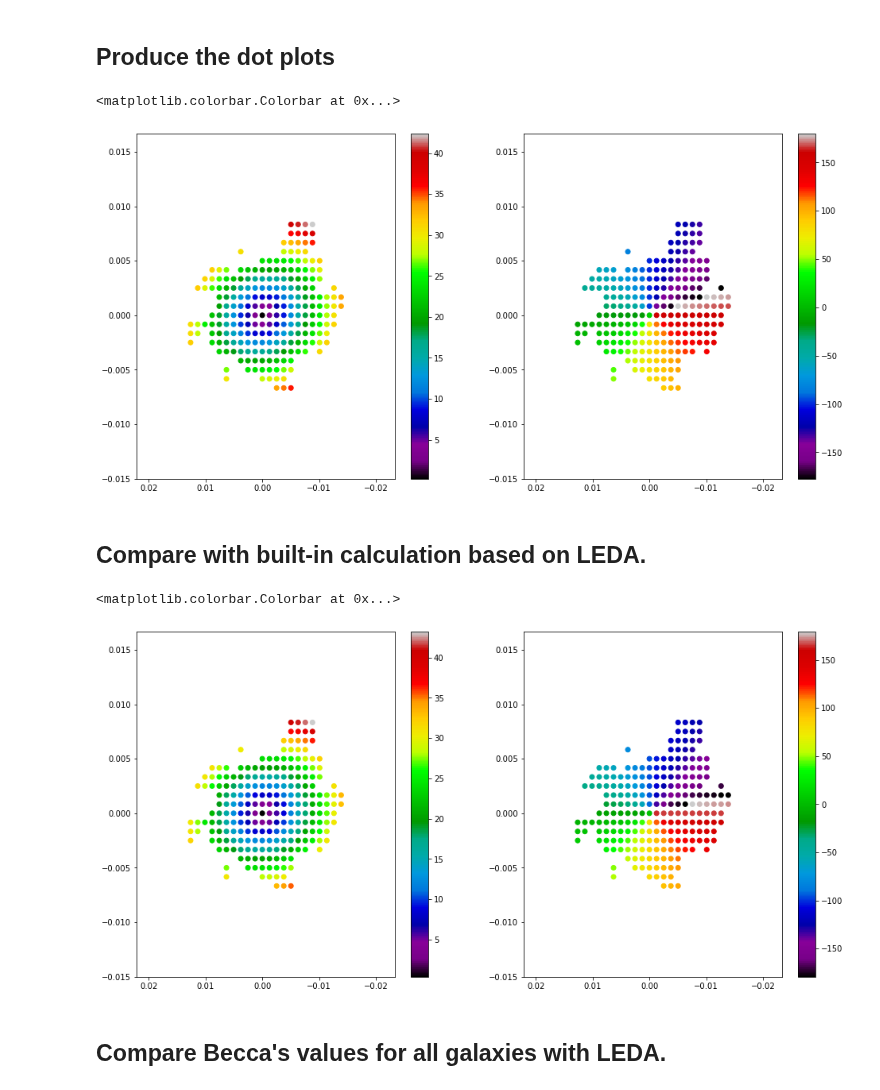
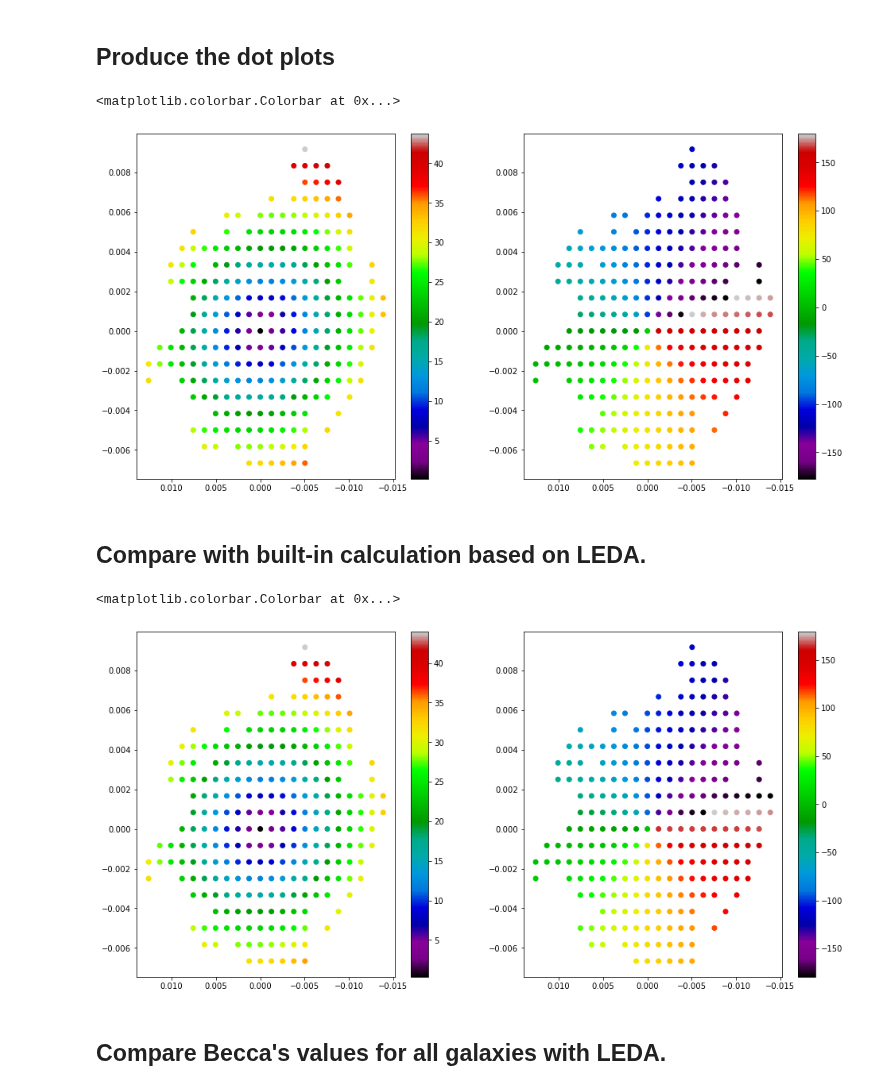
Before and after one commit to tonywong94/edge_pydb, a Jupyter notebook: demo_notebk/Azplot.ipynb, the cells around one changed output. Drawn from its saved outputs; the diff is of its cells as text; code cells hidden in the pictures.

```diff
--- a/demo_notebk/Azplot.ipynb
+++ b/demo_notebk/Azplot.ipynb
@@ -89,21 +93,21 @@ rarc, azdeg = gc_polr(cotab['coRactr_smo7']+cotab['ra_off'],
 # %%
 cmap = plt.cm.get_cmap('nipy_spectral')
 fig, (ax1,ax2) = plt.subplots(1,2,figsize=(16,8))
-sel = (cotab['mom0']>0)
+sel = (cotab['mom0_12']>0)
 rplt = ax1.scatter(cotab['ra_off'][sel],cotab['dec_off'][sel],c=rarc[sel],cmap=cmap)
 ax1.invert_xaxis()
 plt.colorbar(rplt,ax=ax1)
 tplt = ax2.scatter(cotab['ra_off'][sel],cotab['dec_off'][sel],c=azdeg[sel],cmap=cmap)
 ax2.invert_xaxis()
 plt.colorbar(tplt,ax=ax2)
 # %% [output]
 <matplotlib.colorbar.Colorbar at 0x...>
-[figure, old version]
+[figure, new version]
 # %% [markdown]
 ## Compare with built-in calculation based on LEDA.
 # %%
 fig, (ax1,ax2) = plt.subplots(1,2,figsize=(16,8))
-sel = (cotab['mom0']>0)
+sel = (cotab['mom0_12']>0)
 rplt = ax1.scatter(cotab['ra_off'][sel],cotab['dec_off'][sel],c=cotab['rad_arc'][sel],cmap=cmap)
 ax1.invert_xaxis()
 plt.colorbar(rplt,ax=ax1)
@@ -112,7 +116,7 @@ ax2.invert_xaxis()
 plt.colorbar(tplt,ax=ax2)
 # %% [output]
 <matplotlib.colorbar.Colorbar at 0x...>
-[figure, old version]
+[figure, new version]
 # %% [markdown]
 ## Compare Becca's values for all galaxies with LEDA.
 # %%
```
Also changed, not shown: parts of 9 cells of this notebook, 12 other files.
